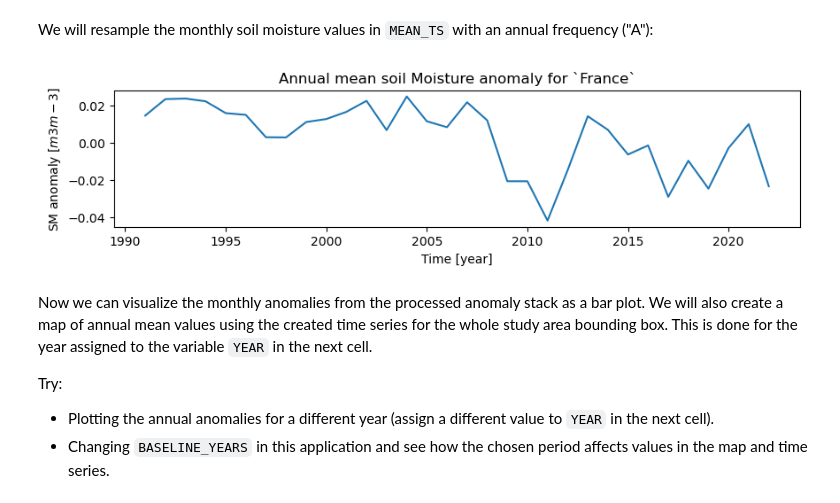
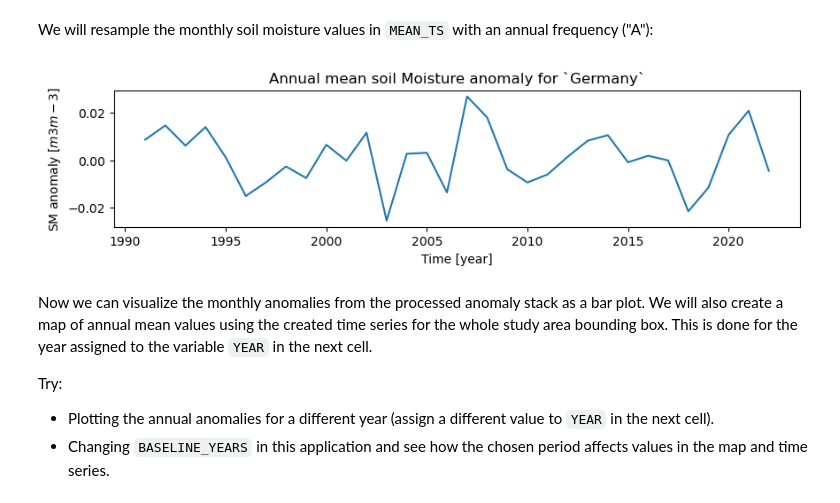
Before and after one commit to TUW-GEO/c3s_sm-tutorials, a Jupyter notebook: T1_DataAccess_Anomalies.ipynb, the cells around one changed output. Cells and saved outputs as stored; diff of their text form; code cells hidden in the pictures.

```diff
--- a/T1_DataAccess_Anomalies.ipynb
+++ b/T1_DataAccess_Anomalies.ipynb
@@ -681,9 +680,9 @@ We will now compute the the anomalies for the whole image stack (not only on a t
 We will select all (absolute) soil moisture values in the reference period, group them by month (i.e. all January, February, ... values for all years in the baseline period) and compute the mean for each group. This way we get the `CLIM` stack, which consists of 12 images (one for each month):
 # %%
 BASELINE_YEARS = (1991, 2020)
-STUDY_AREA = "France"
+STUDY_AREA = "Germany"
 
-#TODO: explain what happens here
+# select data in the climatology period and compute a monthly climatology stack
 baseline_slice = slice(f"{BASELINE_YEARS[0]}-01-01", f"{BASELINE_YEARS[1]}-12-31")
 CLIM = DS.sel(time=baseline_slice)["sm"].groupby(DS.sel(time=baseline_slice).time.dt.month).mean()
 
@@ -731,15 +730,18 @@ We will resample the monthly soil moisture values in `MEAN_TS` with an annual fr
 # %%
 # Combine all data in the study area to an annual mean time series
 mean_ts_annual = pd.Series(MEAN_TS["sm_anomaly"]).resample("A").mean()
 mean_ts_annual.index = mean_ts_annual.index.year
 
 # Create a plot to show the mean annual time series:
 plt.figure(figsize=(10, 2))
-mean_ts_annual.plot(title=f"Annual mean soil Moisture anomaly for `{STUDY_AREA}`",
-                    ylabel=f"SM anomaly $[{SM_UNIT}]$", xlabel="Time [year]",)
+mean_ts_annual.plot(
+    title=f"Annual mean soil Moisture anomaly for `{STUDY_AREA}`",
+    ylabel=f"SM anomaly $[{SM_UNIT}]$",
+    xlabel="Time [year]",
+)
 plt.show()
 # %% [output]
-[figure, old version]
+[figure, new version]
 # %% [markdown]
 Now we can visualize the monthly anomalies from the processed anomaly stack as a bar plot. We will also create a map of annual mean values using the created time series for the whole study area bounding box. This is done for the year assigned to the variable `YEAR` in the next cell.
 
```
Also changed, not shown: parts of 19 cells of this notebook, 3 other files.
